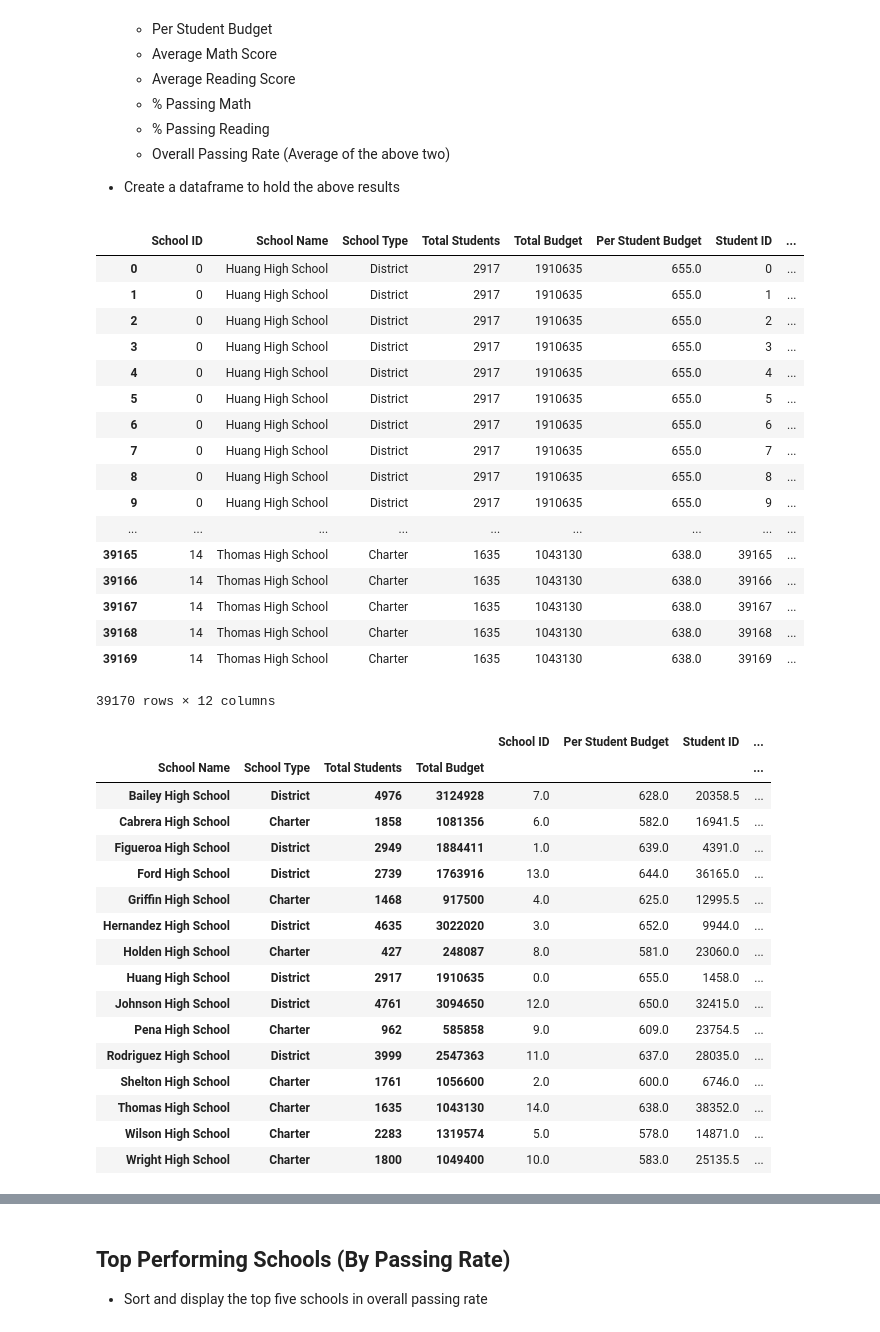
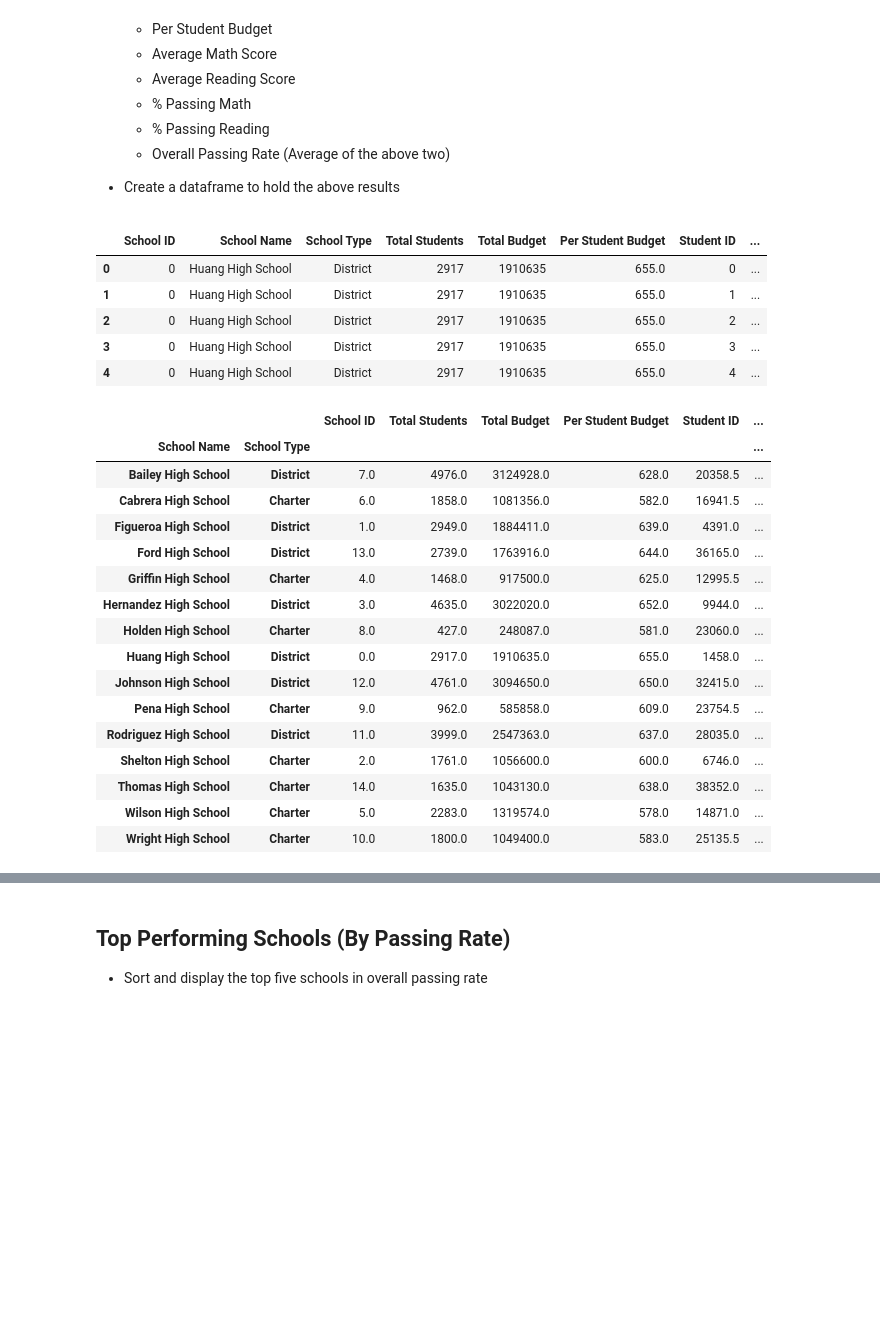
Before and after one commit to Rob-Ottogalli/pandas-challenge, a Jupyter notebook: PyCitySchools/PyCitySchools_Robert Ottogalli.ipynb, the cells around one changed output, grey strips where cells are left out. Saved outputs shown, nothing was run; the diff lists cells and outputs as text; code cells hidden in the pictures; blank space fills up the shorter version.

Commit message:
Fixed School Spend and School Size

```diff
--- a/PyCitySchools/PyCitySchools_Robert Ottogalli.ipynb
+++ b/PyCitySchools/PyCitySchools_Robert Ottogalli.ipynb
@@ -153,38 +153,35 @@ Summary_Table
 # %%
 ### Calculate Data for School Summary
 
 # Create a new variable to hold the existing data frame.
 summary_df = renamed
 summary_df
 
 # Find per student budget
 Per_Student_Budget = summary_df["Total Budget"]/summary_df["Total Students"]
 
 # Add Per Student Budget to summary datafraome
 summary_df.insert(5, "Per Student Budget", Per_Student_Budget, True)
-summary_df
+summary_df.head()
 # %% [output]
 |  | School ID | School Name | School Type | Total Students | Total Budget | Per Student Budget | Student ID | ... |
 | 0 | 0 | Huang High School | District | 2917 | 1910635 | 655.0 | 0 | ... |
 | 1 | 0 | Huang High School | District | 2917 | 1910635 | 655.0 | 1 | ... |
 | 2 | 0 | Huang High School | District | 2917 | 1910635 | 655.0 | 2 | ... |
 | 3 | 0 | Huang High School | District | 2917 | 1910635 | 655.0 | 3 | ... |
 | 4 | 0 | Huang High School | District | 2917 | 1910635 | 655.0 | 4 | ... |
-| 5 | 0 | Huang High School | District | 2917 | 1910635 | 655.0 | 5 | ... |
-| 6 | 0 | Huang High School | District | 2917 | 1910635 | 655.0 | 6 | ... |
-| 7 | 0 | Huang High School | District | 2917 | 1910635 | 655.0 | 7 | ... |
-| 8 | 0 | Huang High School | District | 2917 | 1910635 | 655.0 | 8 | ... |
-| 9 | 0 | Huang High School | District | 2917 | 1910635 | 655.0 | 9 | ... |
-| ... | ... | ... | ... | ... | ... | ... | ... | ... |
-| 39165 | 14 | Thomas High School | Charter | 1635 | 1043130 | 638.0 | 39165 | ... |
-| 39166 | 14 | Thomas High School | Charter | 1635 | 1043130 | 638.0 | 39166 | ... |
-| 39167 | 14 | Thomas High School | Charter | 1635 | 1043130 | 638.0 | 39167 | ... |
-| 39168 | 14 | Thomas High School | Charter | 1635 | 1043130 | 638.0 | 39168 | ... |
-| 39169 | 14 | Thomas High School | Charter | 1635 | 1043130 | 638.0 | 39169 | ... |
-39170 rows × 12 columns
 # %%
-# # Create a data frame listing School Name, School Type, Total Students, and Total School Budget
-School_Summary = summary_df.groupby(["School Name", "School Type", "Total Students", "Total Budget"])
+# # Create a data frame listing School Name and School Type
+School_Summary = summary_df.groupby(["School Name", "School Type"])
+
+
+# School_Type = School_Summary["School Type"]
+
+# Adapt Total Students to fit grouped dataframe, select "mean" function
+Total_Students = School_Summary["Total Students"].mean()
+
+# Adapt Total School Budget to fit grouped dataframe, select "mean" function
+Total_School_Budget = School_Summary["Total Budget"].mean()
 
 # Adapt Per Student Budget to fit grouped dataframe, select "mean" function
 Per_Student_Budget = School_Summary["Per Student Budget"].mean()
@@ -196,23 +193,23 @@ Average_Reading = School_Summary["Reading Score"].mean()
 Average_Math = School_Summary["Math Score"].mean()
 School_Summary.mean()
 # %% [output]
-|  |  |  |  | School ID | Per Student Budget | Student ID | ... |
-| School Name | School Type | Total Students | Total Budget |  |  |  | ... |
-| Bailey High School | District | 4976 | 3124928 | 7.0 | 628.0 | 20358.5 | ... |
-| Cabrera High School | Charter | 1858 | 1081356 | 6.0 | 582.0 | 16941.5 | ... |
-| Figueroa High School | District | 2949 | 1884411 | 1.0 | 639.0 | 4391.0 | ... |
-| Ford High School | District | 2739 | 1763916 | 13.0 | 644.0 | 36165.0 | ... |
-| Griffin High School | Charter | 1468 | 917500 | 4.0 | 625.0 | 12995.5 | ... |
-| Hernandez High School | District | 4635 | 3022020 | 3.0 | 652.0 | 9944.0 | ... |
-| Holden High School | Charter | 427 | 248087 | 8.0 | 581.0 | 23060.0 | ... |
-| Huang High School | District | 2917 | 1910635 | 0.0 | 655.0 | 1458.0 | ... |
-| Johnson High School | District | 4761 | 3094650 | 12.0 | 650.0 | 32415.0 | ... |
-| Pena High School | Charter | 962 | 585858 | 9.0 | 609.0 | 23754.5 | ... |
-| Rodriguez High School | District | 3999 | 2547363 | 11.0 | 637.0 | 28035.0 | ... |
-| Shelton High School | Charter | 1761 | 1056600 | 2.0 | 600.0 | 6746.0 | ... |
-| Thomas High School | Charter | 1635 | 1043130 | 14.0 | 638.0 | 38352.0 | ... |
-| Wilson High School | Charter | 2283 | 1319574 | 5.0 | 578.0 | 14871.0 | ... |
-| Wright High School | Charter | 1800 | 1049400 | 10.0 | 583.0 | 25135.5 | ... |
+|  |  | School ID | Total Students | Total Budget | Per Student Budget | Student ID | ... |
+| School Name | School Type |  |  |  |  |  | ... |
+| Bailey High School | District | 7.0 | 4976.0 | 3124928.0 | 628.0 | 20358.5 | ... |
+| Cabrera High School | Charter | 6.0 | 1858.0 | 1081356.0 | 582.0 | 16941.5 | ... |
+| Figueroa High School | District | 1.0 | 2949.0 | 1884411.0 | 639.0 | 4391.0 | ... |
+| Ford High School | District | 13.0 | 2739.0 | 1763916.0 | 644.0 | 36165.0 | ... |
+| Griffin High School | Charter | 4.0 | 1468.0 | 917500.0 | 625.0 | 12995.5 | ... |
+| Hernandez High School | District | 3.0 | 4635.0 | 3022020.0 | 652.0 | 9944.0 | ... |
+| Holden High School | Charter | 8.0 | 427.0 | 248087.0 | 581.0 | 23060.0 | ... |
+| Huang High School | District | 0.0 | 2917.0 | 1910635.0 | 655.0 | 1458.0 | ... |
+| Johnson High School | District | 12.0 | 4761.0 | 3094650.0 | 650.0 | 32415.0 | ... |
+| Pena High School | Charter | 9.0 | 962.0 | 585858.0 | 609.0 | 23754.5 | ... |
+| Rodriguez High School | District | 11.0 | 3999.0 | 2547363.0 | 637.0 | 28035.0 | ... |
+| Shelton High School | Charter | 2.0 | 1761.0 | 1056600.0 | 600.0 | 6746.0 | ... |
+| Thomas High School | Charter | 14.0 | 1635.0 | 1043130.0 | 638.0 | 38352.0 | ... |
+| Wilson High School | Charter | 5.0 | 2283.0 | 1319574.0 | 578.0 | 14871.0 | ... |
+| Wright High School | Charter | 10.0 | 1800.0 | 1049400.0 | 583.0 | 25135.5 | ... |
 # %%
 # Find % of Passing Reading grades per school
 
```
Also changed, not shown: parts of 10 cells of this notebook.
